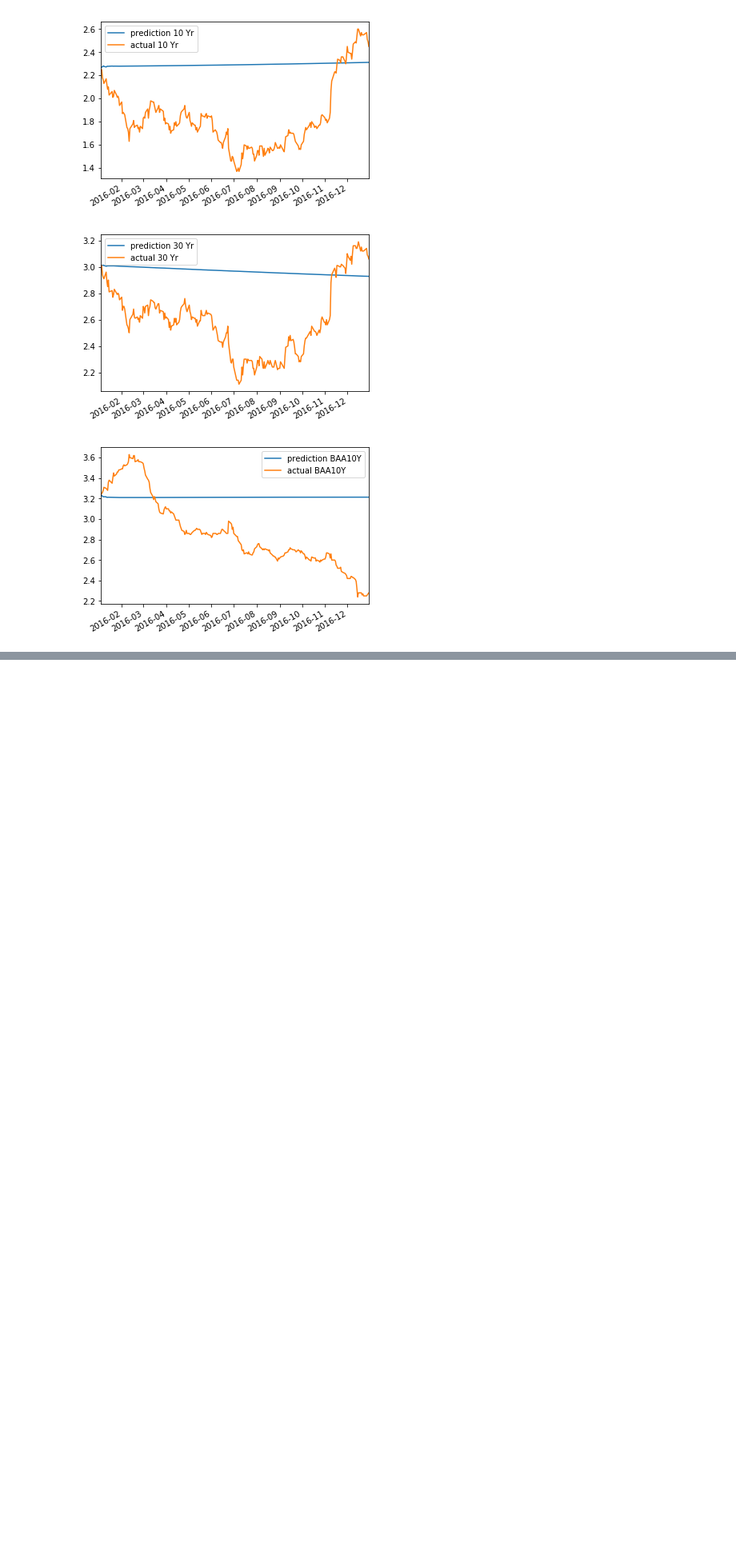
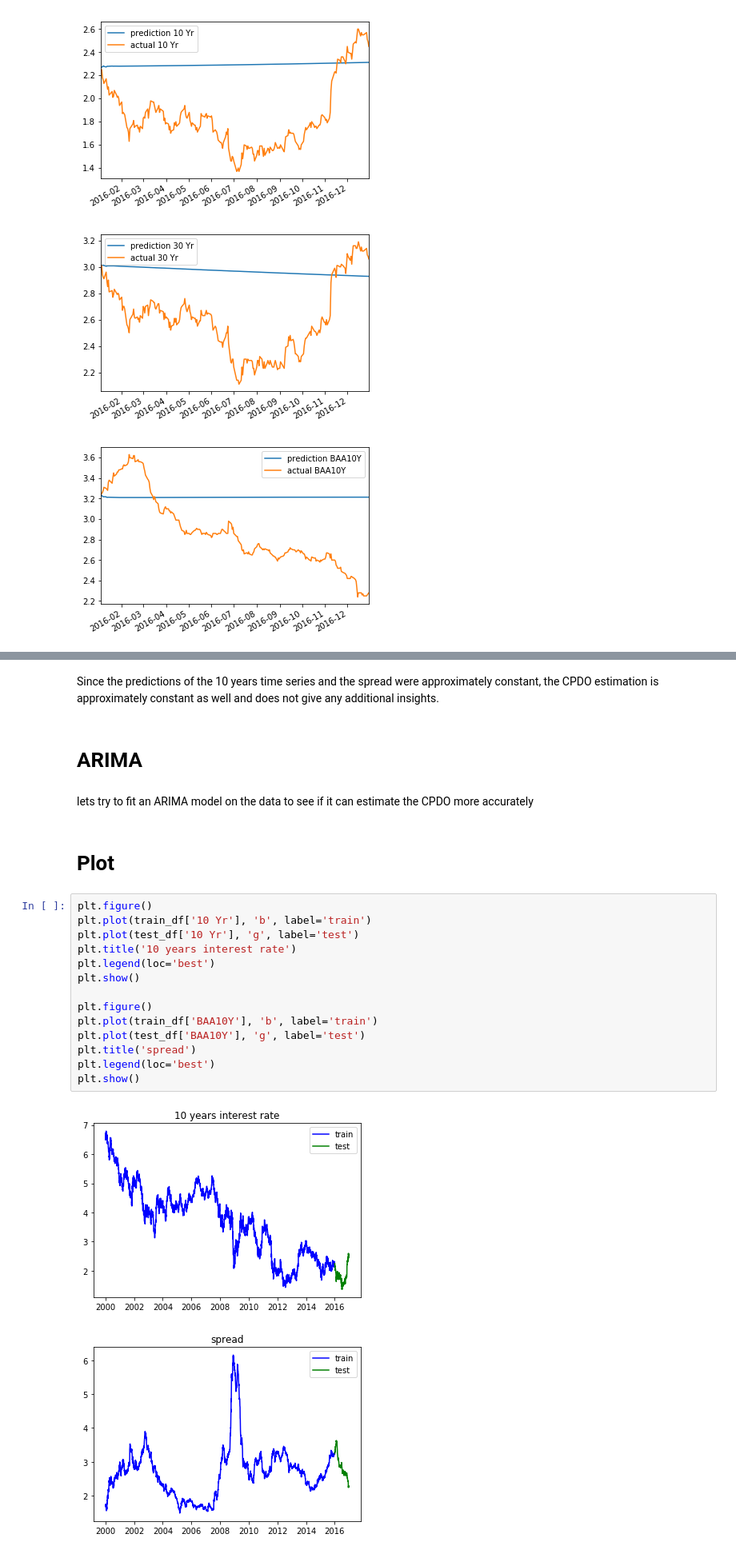
Before and after one commit to sna89/FinanceCourse, a Jupyter notebook: Time_series_analysis.ipynb, the cells around one changed output, grey strips where cells are left out. Shown at 80% size. Drawn from its saved outputs; the diff is of its cells as text; blank space fills up the shorter version.

```diff
--- a/Time_series_analysis.ipynb
+++ b/Time_series_analysis.ipynb
@@ -494,0 +531,26 @@ BAA10Y mse: 0.23744179322270262:
+# %% [markdown]
+Since the predictions of the 10 years time series and the spread were approximately constant,
+the CPDO estimation is approximately constant as well and does not give any additional insights.
+# %% [markdown]
+# ARIMA
+# %% [markdown]
+lets try to fit an ARIMA model on the data to see if it can estimate the CPDO more accurately
+# %% [markdown]
+# Plot
+# %%
+plt.figure()
+plt.plot(train_df['10 Yr'], 'b', label='train')
+plt.plot(test_df['10 Yr'], 'g', label='test')
+plt.title('10 years interest rate')
+plt.legend(loc='best')
+plt.show()
+
+plt.figure()
+plt.plot(train_df['BAA10Y'], 'b', label='train')
+plt.plot(test_df['BAA10Y'], 'g', label='test')
+plt.title('spread')
+plt.legend(loc='best')
+plt.show()
+# %% [output]
+[figure, added]
+[figure, added]
```
Also changed, not shown: parts of 23 cells of this notebook, 1 other file.
